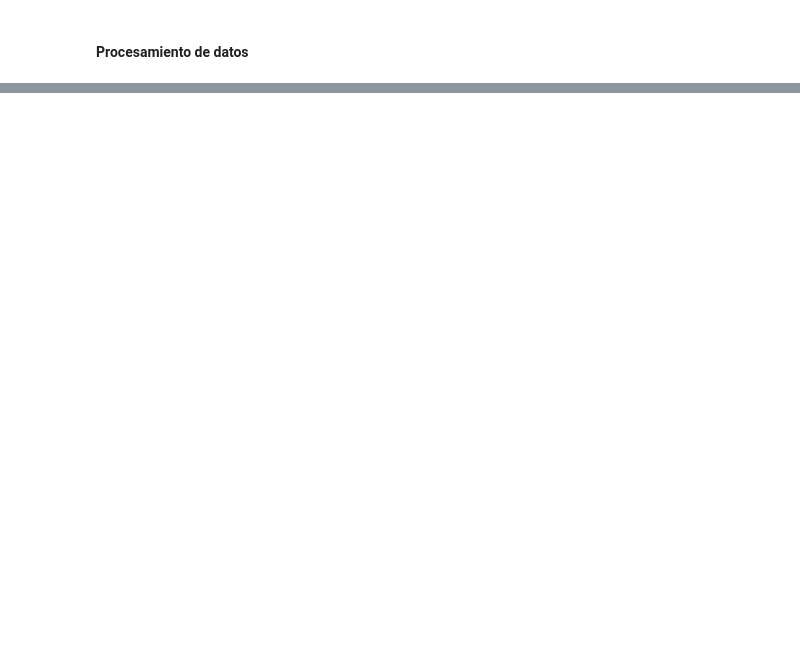
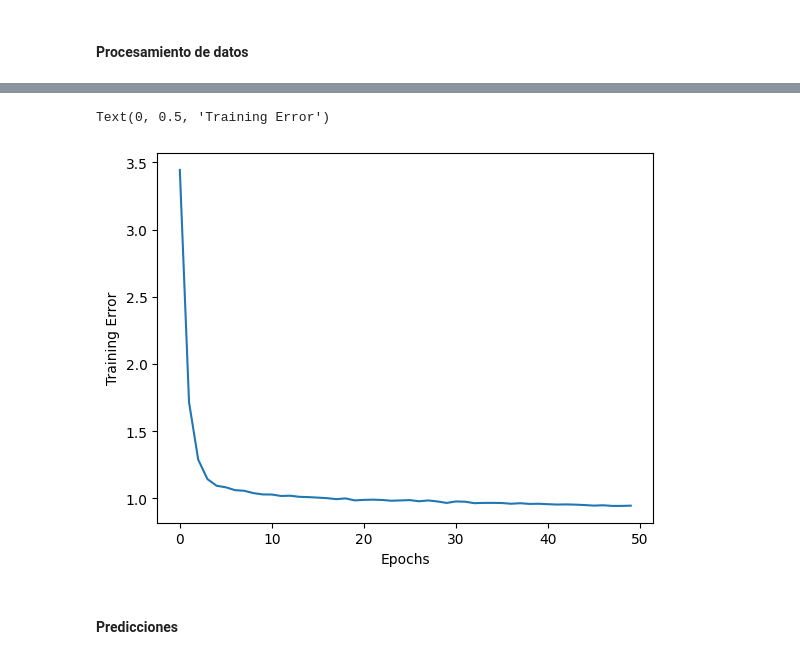
Before and after one commit to javim7/DeepLearning-ProyectoFinal, a Jupyter notebook: modelo.ipynb, the cells around one changed output, grey strips where cells are left out. Saved outputs shown, nothing was run; the diff lists cells and outputs as text; code cells hidden in the pictures; blank space fills up the shorter version.

Commit message:
primer modelo terminado
Co-Authored-By: Roberto Rios <87707371+robertriosm@users.noreply.github.com>

```diff
--- a/modelo.ipynb
+++ b/modelo.ipynb
@@ -176,0 +208,2 @@ matches.tail(15)
+# %%
+X_train, X_test, y_train, y_test = train_test_split(X, y, test_size=0.2, random_state=42, shuffle=True)
@@ -176,0 +212,3 @@ matches.tail(15)
+# %%
+X_train = X_train.values.reshape((X_train.shape[0], 1, X_train.shape[1]))
+X_test = X_test.values.reshape((X_test.shape[0], 1, X_test.shape[1]))
@@ -176,0 +217,9 @@ matches.tail(15)
+# %%
+model = Sequential()
+model.add(SimpleRNN(32, input_shape=(X_train.shape[1], X_train.shape[2]), activation='relu'))
+model.add(Dropout(0.2))
+model.add(Dense(16, activation='relu'))
+model.add(Dropout(0.2))
+model.add(Dense(len(y.unique()), activation='softmax'))
+
+model.compile(loss='sparse_categorical_crossentropy', optimizer='adam', metrics=['accuracy'])
@@ -176,0 +228,2 @@ matches.tail(15)
+# %%
+history = model.fit(X_train, y_train, epochs=50, batch_size=32)
@@ -176,0 +248,9 @@ matches.tail(15)
+# %%
+plt.plot(history.history['loss'])
+plt.xlabel("Epochs")
+plt.ylabel("Training Error")
+# %% [output]
+Text(0, 0.5, 'Training Error')
+[figure, added]
+# %% [markdown]
+#### Predicciones
```
Also changed, not shown: parts of 21 cells of this notebook, 2 other files.
